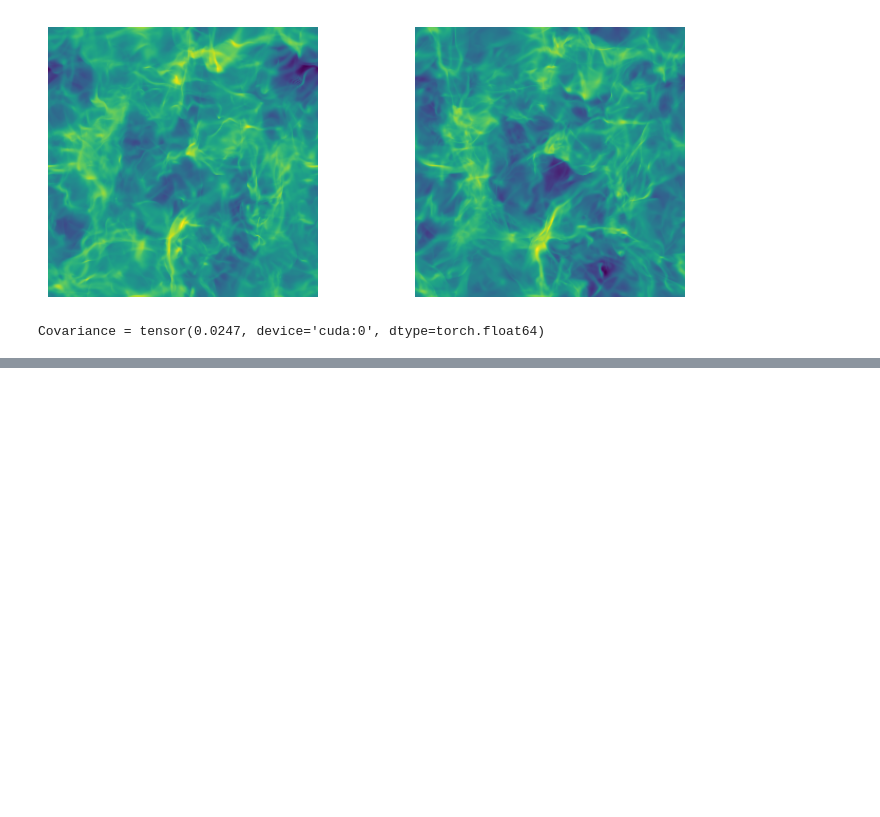
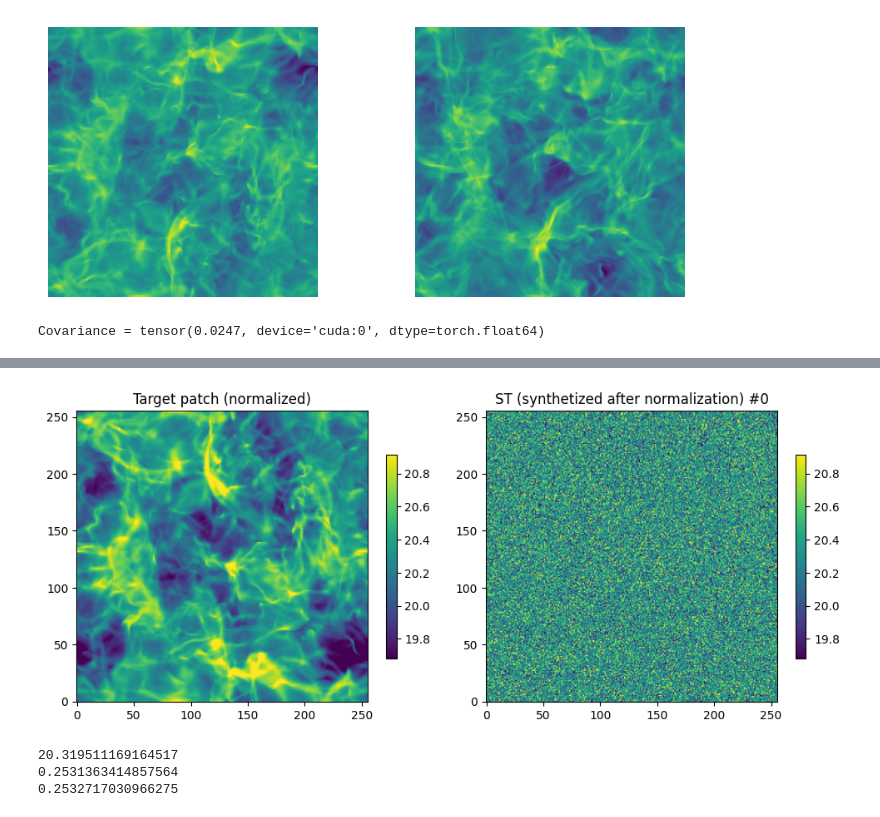
Before and after one commit to celialecat/scatt_synthesis, a Jupyter notebook: min_work_ex_STL_173.ipynb, the cells around one changed output, grey strips where cells are left out. Drawn from its saved outputs; the diff is of its cells as text; code cells hidden in the pictures; blank space fills up the shorter version.

Commit message:
plot added

```diff
--- a/min_work_ex_STL_173.ipynb
+++ b/min_work_ex_STL_173.ipynb
@@ -98,0 +99,28 @@ Execution time: 0.347 s
+# %%
+plt.figure(figsize=(10,4))
+patch = im[0,0,:,:]
+
+vmin, vmax = np.nanpercentile(patch, [1, 99])
+
+plt.subplot(1,2,1)
+#plt.imshow(np.fft.fftshift(patch), origin="lower", vmin=vmin, vmax=vmax)
+plt.imshow(im[0,0,:,:], origin="lower", vmin=vmin, vmax=vmax)
+plt.colorbar(shrink=0.7)
+plt.title("Target patch (normalized)")
+
+plt.subplot(1,2,2)
+plt.imshow(u1.cpu().numpy(), origin="lower", vmin=vmin, vmax=vmax)
+plt.colorbar(shrink=0.7)
+plt.title("ST (synthetized after normalization) #0")
+
+plt.tight_layout()
+plt.show()
+
+print(np.mean(u1.cpu().numpy()))
+print(np.std(u1.cpu().numpy()))
+print(np.std(patch))
+# %% [output]
+[figure, added]
+20.319511169164517
+0.2531363414857564
+0.2532717030966275
```
Also changed, not shown: parts of 1 cell of this notebook.
